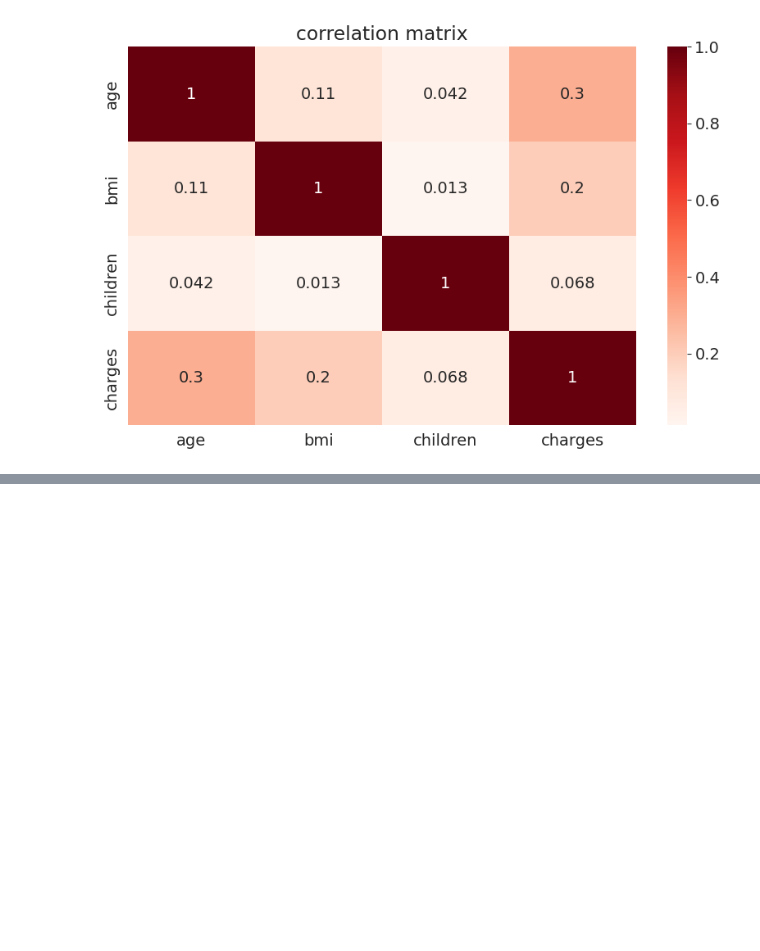
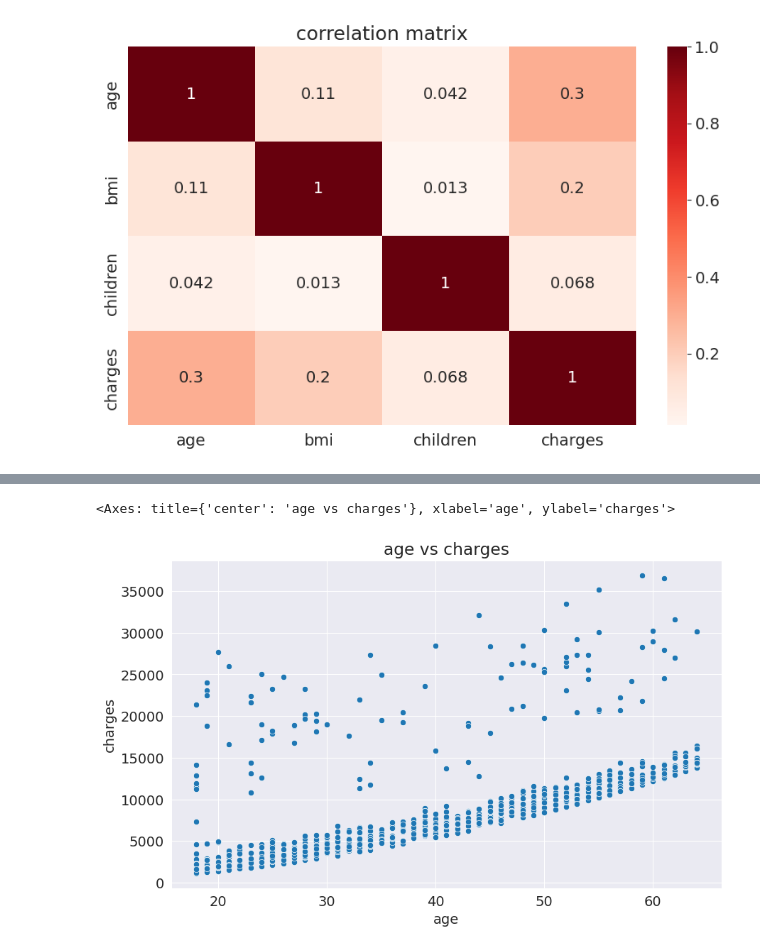
Before and after one commit to 404saugat404/sklearn, a Jupyter notebook: Linear Regression and Gradient Descent/scikitlearn1.ipynb, the cells around one changed output, grey strips where cells are left out. Cells and saved outputs as stored; diff of their text form; code cells hidden in the pictures; blank space fills up the shorter version.

```diff
--- a/Linear Regression and Gradient Descent/scikitlearn1.ipynb
+++ b/Linear Regression and Gradient Descent/scikitlearn1.ipynb
@@ -292,0 +301,2 @@ Text(0.5, 1.0, 'correlation matrix')
+# %%
+non_smoker_df=medical_df[medical_df.smoker=="no"]
@@ -292,0 +319,10 @@ Text(0.5, 1.0, 'correlation matrix')
+# %%
+plt.title("age vs charges")
+sns.scatterplot(
+    non_smoker_df,
+    x="age",
+    y="charges"
+)
+# %% [output]
+<Axes: title={'center': 'age vs charges'}, xlabel='age', ylabel='charges'>
+[figure, added]
```
Also changed, not shown: parts of 41 cells of this notebook.
